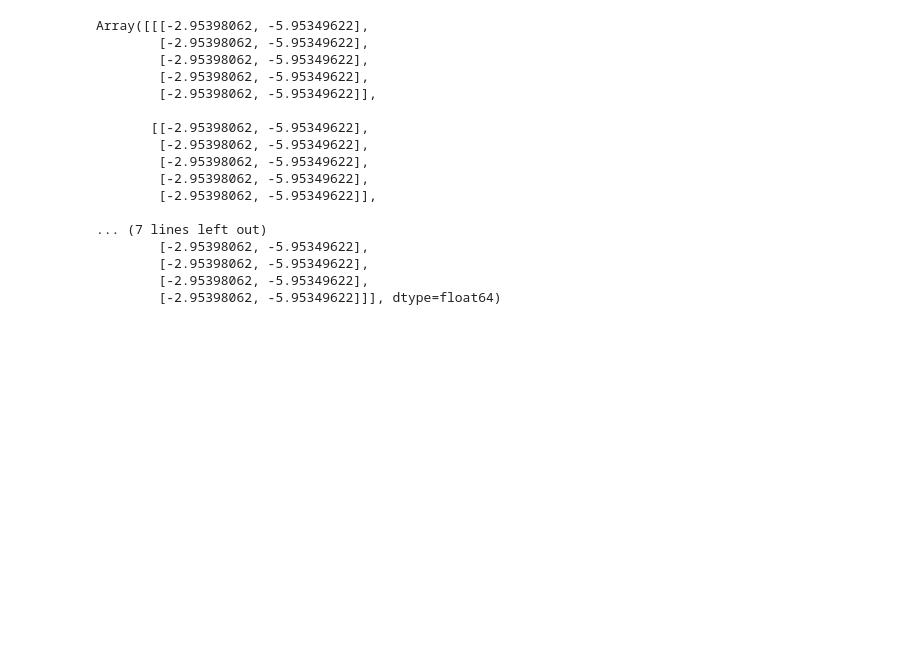
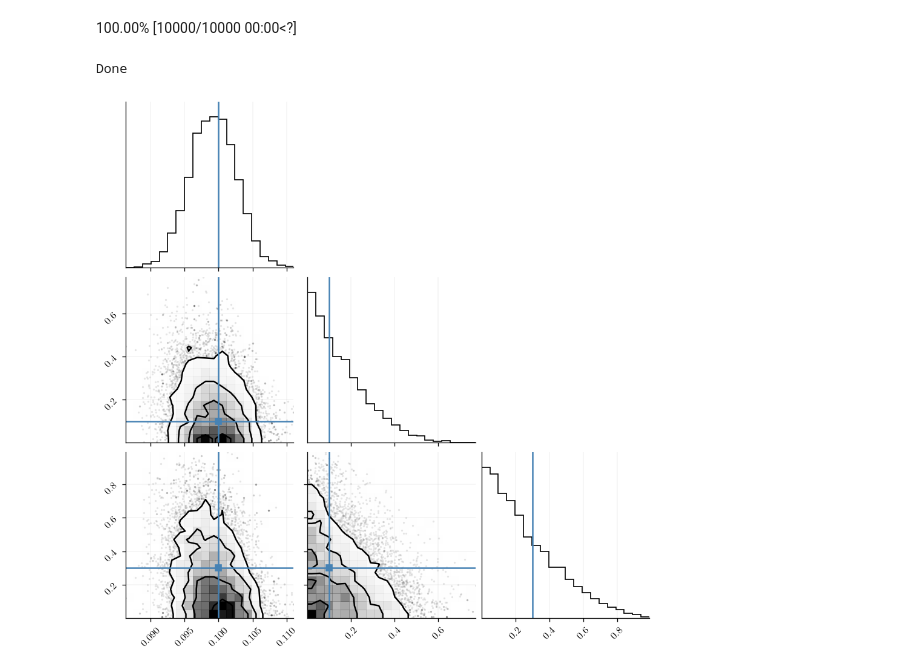
Before and after one commit to ChrisBoettner/gaussian-process, a Jupyter notebook: 002_batman.ipynb, the cells around one changed output. Drawn from its saved outputs; the diff is of its cells as text; code cells hidden in the pictures; blank space fills up the shorter version.

```diff
--- a/002_batman.ipynb
+++ b/002_batman.ipynb
@@ -243,25 +284,20 @@ def make_logprob_func(
-# %%
-objective = make_logprob_func(model.unconstrain(), lc_model, t_train, lc_train, mask)
-
-
-gp_initial_params = get_trainables(model, unconstrain=True)
-initial_params = {
-    "gp_parameter": get_trainables(model, unconstrain=True),
-    "lc_parameter": jnp.asarray([0.2, 1.5, 0, 0.5]),
-}
 # %%
 # Adapted from BlackJax's introduction notebook.
-num_adapt = 5
-num_samples = 5
-num_chains = 4
+num_adapt = 10000
+num_samples = 10000
+num_chains = 8
 
 warmup = blackjax.window_adaptation(
     blackjax.nuts,
-    objective,
+    log_probability,
     target_acceptance_rate=0.65,
     progress_bar=True,
 )
-rng_key, warmup_key, sample_key = jax.random.split(key, 3)
-(state, parameters), _ = warmup.run(warmup_key, initial_params, num_steps=num_adapt)
+rng_key, warmup_key, sample_key = jax.random.split(rng_key, 3)
+(state, parameters), _ = warmup.run(
+    warmup_key,
+    initial_params,
+    num_steps=num_adapt,
+)
 # %% [output]
 Running window adaptation
@@ -302,5 +305,5 @@ def run_inference_algorithm(
 # %%
-nuts = blackjax.nuts(objective, **parameters)
+nuts = blackjax.nuts(log_probability, **parameters)
 
 initial_positions = {
     "gp_parameter": jnp.tile(state.position["gp_parameter"], (num_chains, 1)),
@@ -314,7 +317,6 @@ inference_loop_multiple_chains = jax.pmap(
     in_axes=(0, 0, None, None, None),
     static_broadcasted_argnums=(2, 3, 4),
 )
-rng_key, sample_key = jax.random.split(key)
 sample_keys = jax.random.split(sample_key, num_chains)
 # %%
 pmap_states = inference_loop_multiple_chains(
@@ -331,20 +331,18 @@ pmap_states = inference_loop_multiple_chains(
-# %%
-pmap_states[1].position["gp_parameter"]
-# %% [output]
-Array([[[-2.95398062, -5.95349622],
-        [-2.95398062, -5.95349622],
-        [-2.95398062, -5.95349622],
-        [-2.95398062, -5.95349622],
-        [-2.95398062, -5.95349622]],
-
-       [[-2.95398062, -5.95349622],
-        [-2.95398062, -5.95349622],
-        [-2.95398062, -5.95349622],
-        [-2.95398062, -5.95349622],
-        [-2.95398062, -5.95349622]],
-
-... (7 lines left out)
-        [-2.95398062, -5.95349622],
-        [-2.95398062, -5.95349622],
-        [-2.95398062, -5.95349622],
-        [-2.95398062, -5.95349622]]], dtype=float64)
+# %%
+from inference import run_inference_algorithm
+
+states = run_inference_algorithm(
+    sample_key,
+    state,
+    nuts,
+    num_samples,
+    True,
+)
+# %% [output]
+100.00% [10000/10000 00:00<?]
+# %%
+corner(np.array(states[1].position["lc_parameter"]), truths=[0.1, 0.1, 0.3])
+print("Done")
+# %% [output]
+Done
+[figure, added]
```
Also changed, not shown: parts of 27 cells of this notebook, 2 other files.
